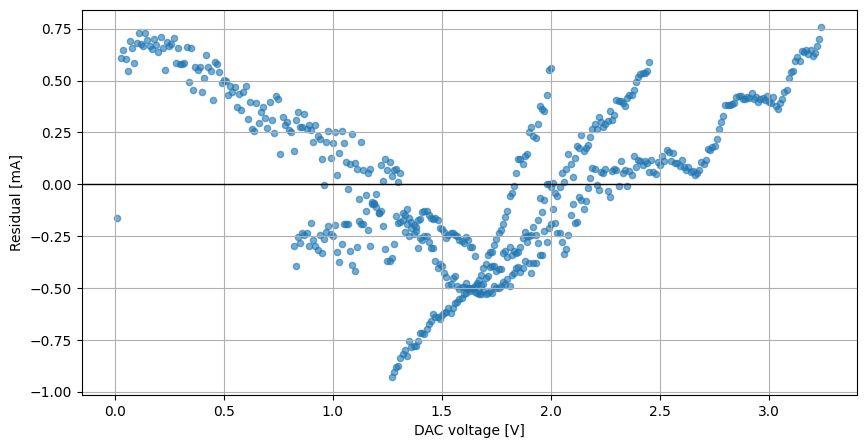
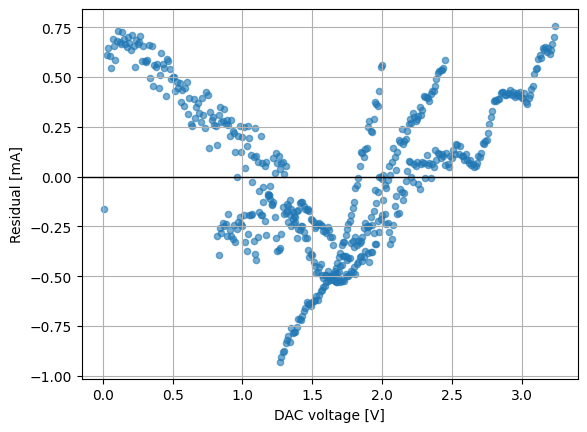
The change to this notebook cell's code, shown as a diff; its figure went from the first image to the second:
--- before
+++ after
@@ -3,5 +3,4 @@
     y="residual_mA",
     kind="scatter",
-    figsize=(10, 5),
     grid=True,
     alpha=0.6,

Commit: WIP